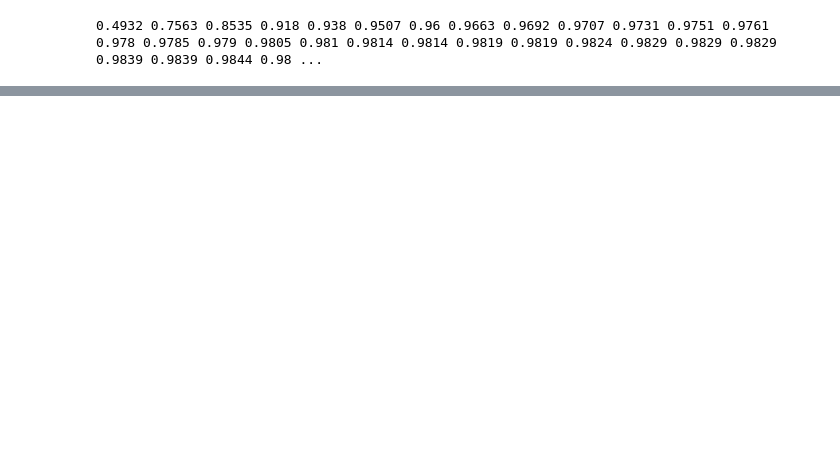
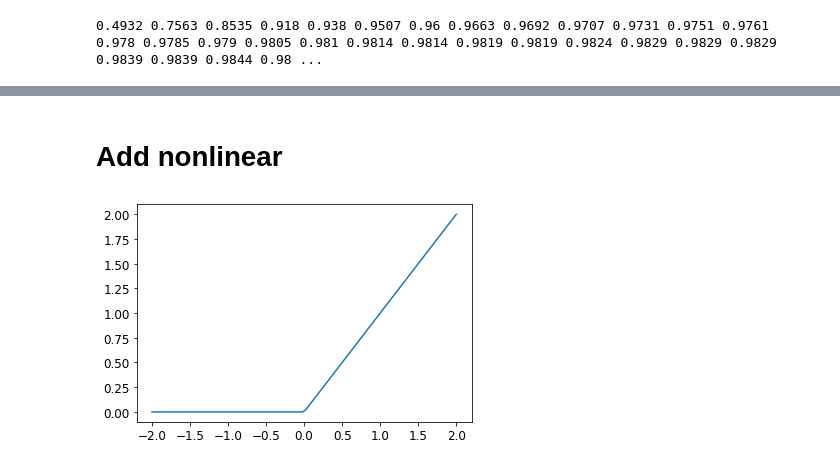
Before and after one commit to 2naff/fastai, a Jupyter notebook: Lesson4.ipynb, the cells around one changed output, grey strips where cells are left out. Drawn from its saved outputs; the diff is of its cells as text; code cells hidden in the pictures; blank space fills up the shorter version.

```diff
--- a/Lesson4.ipynb
+++ b/Lesson4.ipynb
@@ -856,0 +855,2 @@ learn.fit(10, lr = lr)
+# %% [markdown]
+# Add nonlinear
@@ -856,0 +870,7 @@ learn.fit(10, lr = lr)
+# %%
+# res.max(tensor(0,0)) 은 렐루 함수라고 한다. 정류된 선형단위이며 쉬운 말로는 x값이 0이하인 수들은 전부 0으로 취급한다이다
+
+# 비선형(not ax + b) 인 함수를 활성화 함수라고 부른다.
+plot_function(F.relu)
+# %% [output]
+[figure, added]
```
Also changed, not shown: parts of 25 cells of this notebook, 1 other file.
